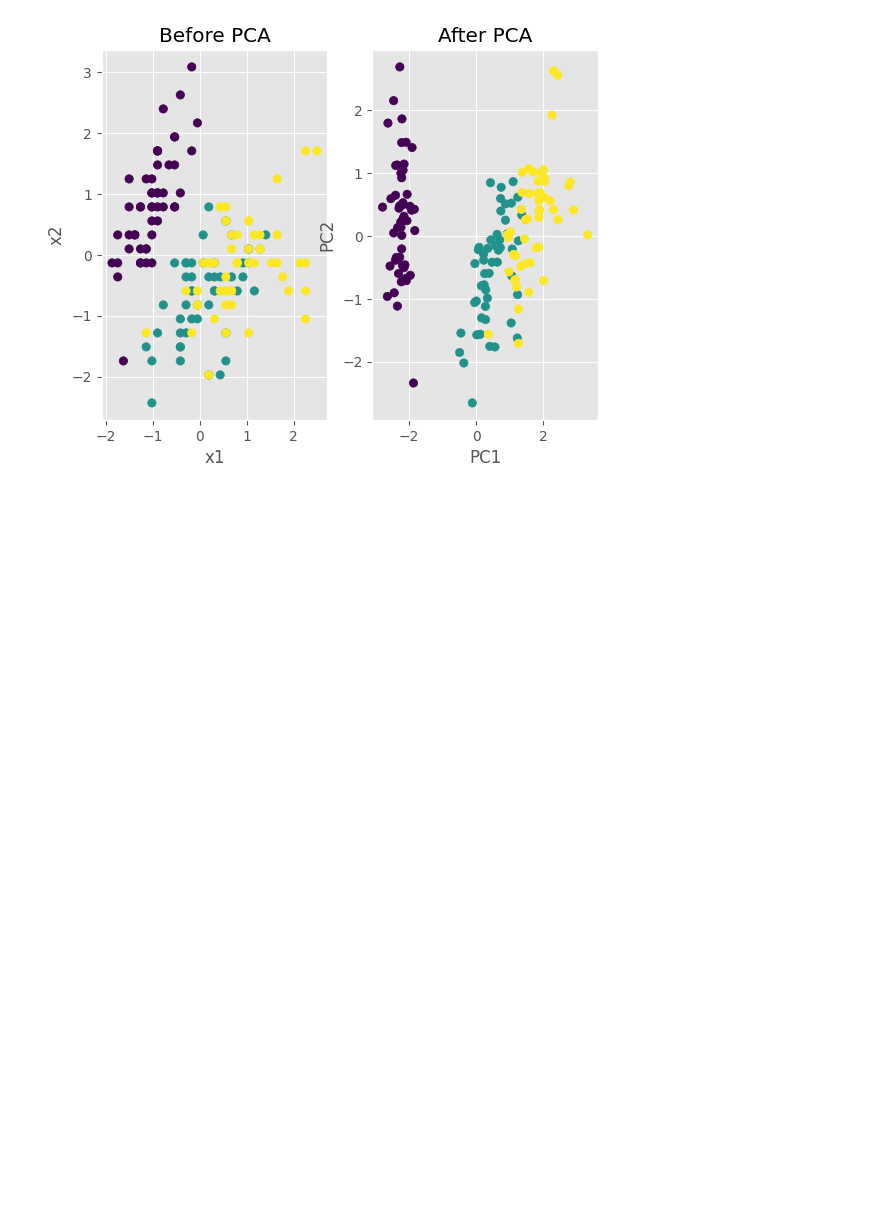
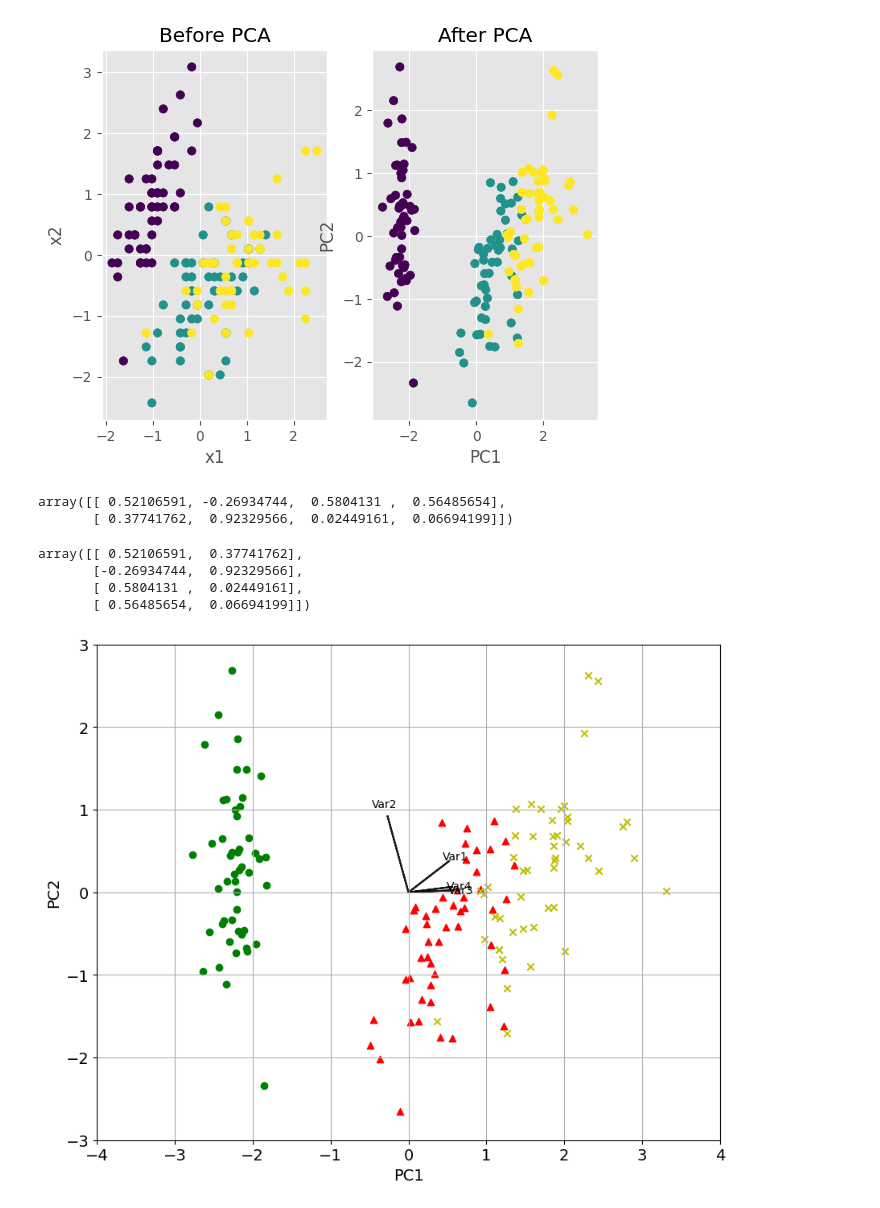
Before and after one commit to sawa25/project_8_2Y, a Jupyter notebook: lipton.ipynb, the cells around one changed output. Drawn from its saved outputs; the diff is of its cells as text; code cells hidden in the pictures; blank space fills up the shorter version.

```diff
--- a/lipton.ipynb
+++ b/lipton.ipynb
@@ -399,3 +309,54 @@ axes[1].set_title('After PCA')
 plt.show()
 # %% [output]
 [figure]
+# %%
+def biplot(score, coeff , y):
+    '''
+    Author: Serafeim Loukas, serafeim.loukas@epfl.ch
+    Inputs:
+       score: the projected data
+       coeff: the eigenvectors (PCs)
+       y: the class labels
+   '''
+    xs = score[:,0] # projection on PC1
+    ys = score[:,1] # projection on PC2
+    n = coeff.shape[0] # number of variables
+    plt.figure(figsize=(10,8), dpi=100)
+    classes = np.unique(y)
+    colors = ['g','r','y']
+    markers=['o','^','x']
+    for s,l in enumerate(classes):
+        plt.scatter(xs[y==l],ys[y==l], c = colors[s], marker=markers[s]) # color based on group
+    for i in range(n):
+        #plot as arrows the variable scores (each variable has a score for PC1 and one for PC2)
+        plt.arrow(0, 0, coeff[i,0], coeff[i,1], color = 'k', alpha = 0.9,linestyle = '-',linewidth = 1.5, overhang=0.2)
+        plt.text(coeff[i,0]* 1.15, coeff[i,1] * 1.15, "Var"+str(i+1), color = 'k', ha = 'center', va = 'center',fontsize=10)
+
+    plt.xlabel("PC{}".format(1), size=14)
+    plt.ylabel("PC{}".format(2), size=14)
+    limx= int(xs.max()) + 1
+    limy= int(ys.max()) + 1
+    plt.xlim([-limx,limx])
+    plt.ylim([-limy,limy])
+    plt.grid()
+    plt.tick_params(axis='both', which='both', labelsize=14)
+# %%
+pca2.components_
+# %% [output]
+array([[ 0.52106591, -0.26934744,  0.5804131 ,  0.56485654],
+       [ 0.37741762,  0.92329566,  0.02449161,  0.06694199]])
+# %%
+np.transpose(pca2.components_[0:2, :])
+# %% [output]
+array([[ 0.52106591,  0.37741762],
+       [-0.26934744,  0.92329566],
+       [ 0.5804131 ,  0.02449161],
+       [ 0.56485654,  0.06694199]])
+# %%
+import matplotlib as mpl
+mpl.rcParams.update(mpl.rcParamsDefault) # reset ggplot style
+# Call the biplot function for only the first 2 PCs
+biplot(X_new[:,0:2], np.transpose(pca2.components_[0:2, :]), y)
+plt.show()
+# %% [output]
+[figure, added]
```
Also changed, not shown: parts of 4 cells of this notebook.
